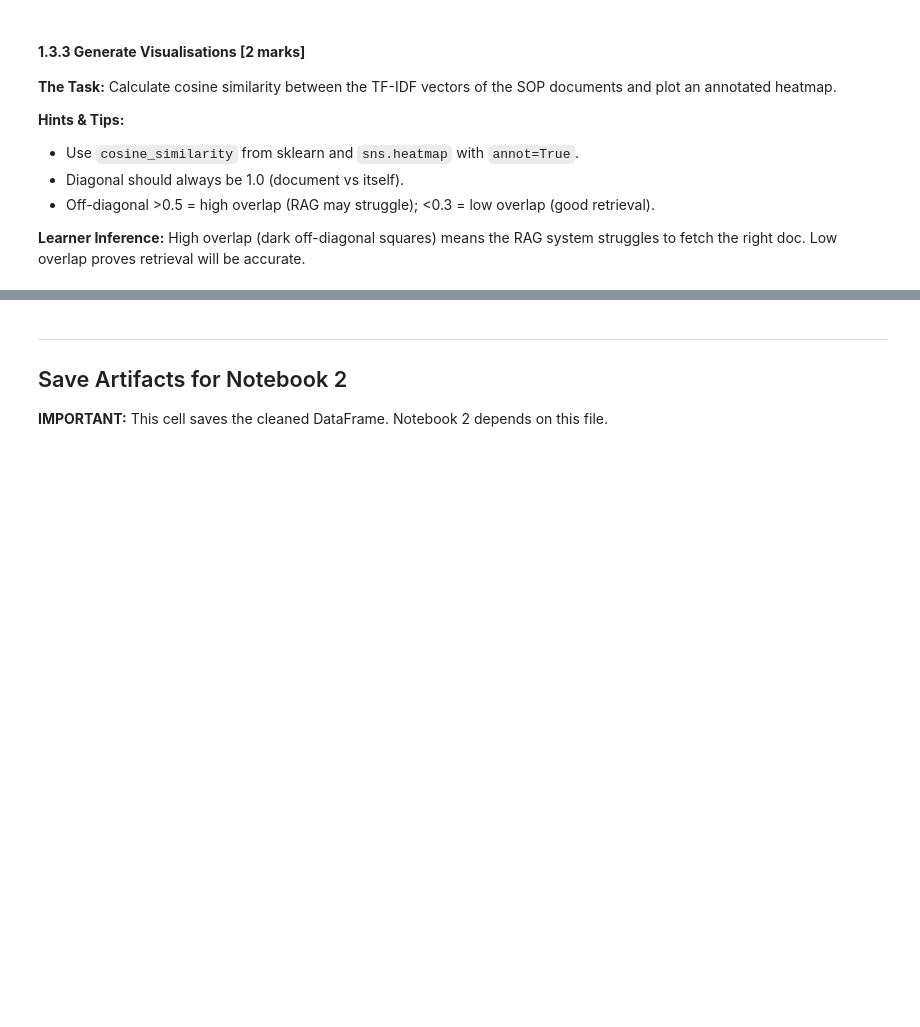
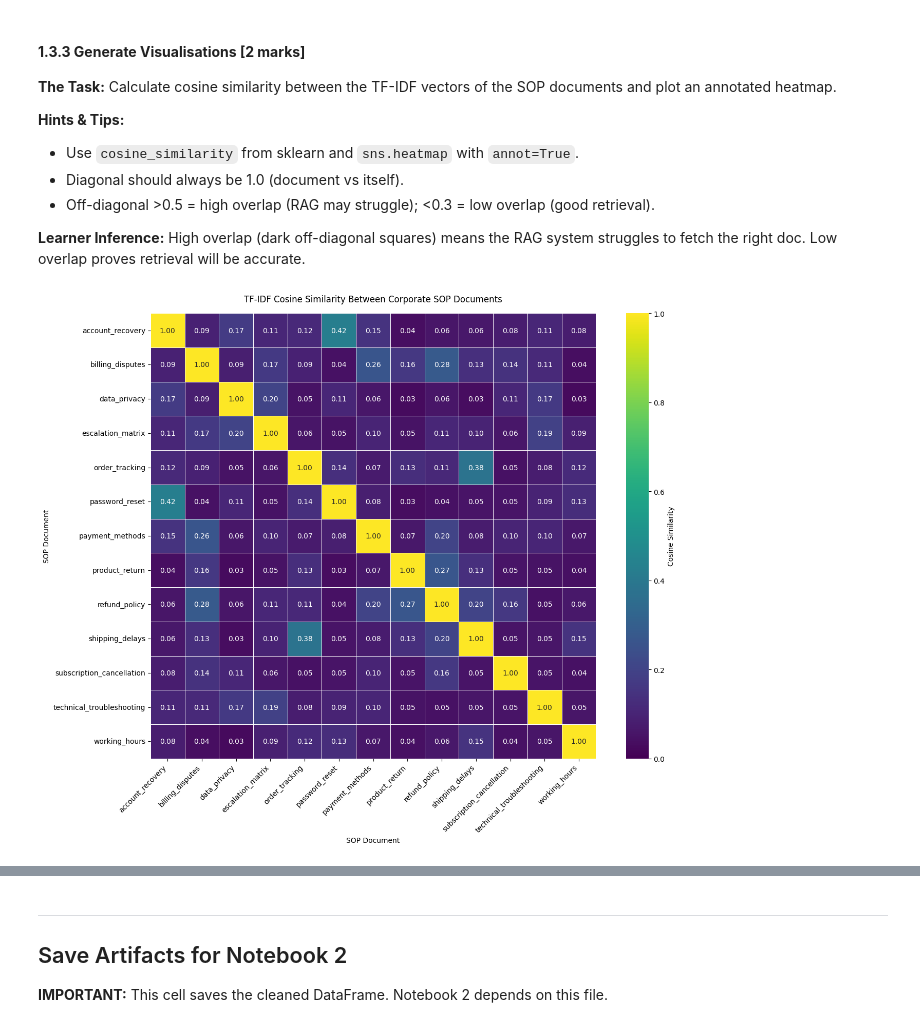
Before and after one commit to akul-bharadwaj/Hybrid-RAG-Customer-Support, a Jupyter notebook: Data_Understanding_and_EDA.ipynb, the cells around one changed output, grey strips where cells are left out. Drawn from its saved outputs; the diff is of its cells as text; code cells hidden in the pictures; blank space fills up the shorter version.

```diff
--- a/Data_Understanding_and_EDA.ipynb
+++ b/Data_Understanding_and_EDA.ipynb
@@ -94,0 +748,14 @@
+# %%
+# Calculate pairwise cosine similarity
+cosine_similarity_matrix = cosine_similarity(
+    tfidf_matrix
+)
+
+similarity_df = pd.DataFrame(
+    cosine_similarity_matrix,
+    index=policy_names,
+    columns=policy_names
+)
+
+print("\nCosine-similarity matrix:")
+display(similarity_df.round(3))
@@ -106,0 +864,41 @@
+# %%
+# YOUR CODE HERE
+import matplotlib.pyplot as plt
+import seaborn as sns
+import numpy as np
+
+# Confirm that Task 1.3.2 has been completed
+if "similarity_df" not in globals():
+    raise NameError(
+        "similarity_df was not found. Run Task 1.3.2 first."
+    )
+
+# Plot the annotated cosine-similarity heatmap
+plt.figure(figsize=(14, 11))
+
+sns.heatmap(
+    similarity_df,
+    annot=True,
+    fmt=".2f",
+    cmap="viridis",
+    vmin=0,
+    vmax=1,
+    square=True,
+    linewidths=0.5,
+    cbar_kws={
+        "label": "Cosine Similarity"
+    }
+)
+
+plt.title(
+    "TF-IDF Cosine Similarity Between Corporate SOP Documents",
+    pad=16
+)
+plt.xlabel("SOP Document")
+plt.ylabel("SOP Document")
+plt.xticks(rotation=45, ha="right")
+plt.yticks(rotation=0)
+plt.tight_layout()
+plt.show()
+# %% [output]
+[figure, added]
```
Also changed, not shown: parts of 31 cells of this notebook.
